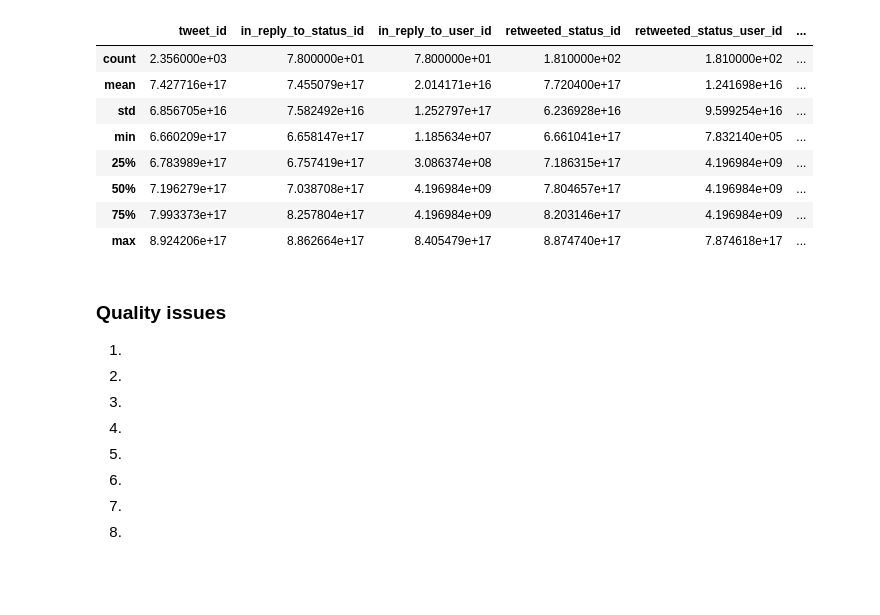
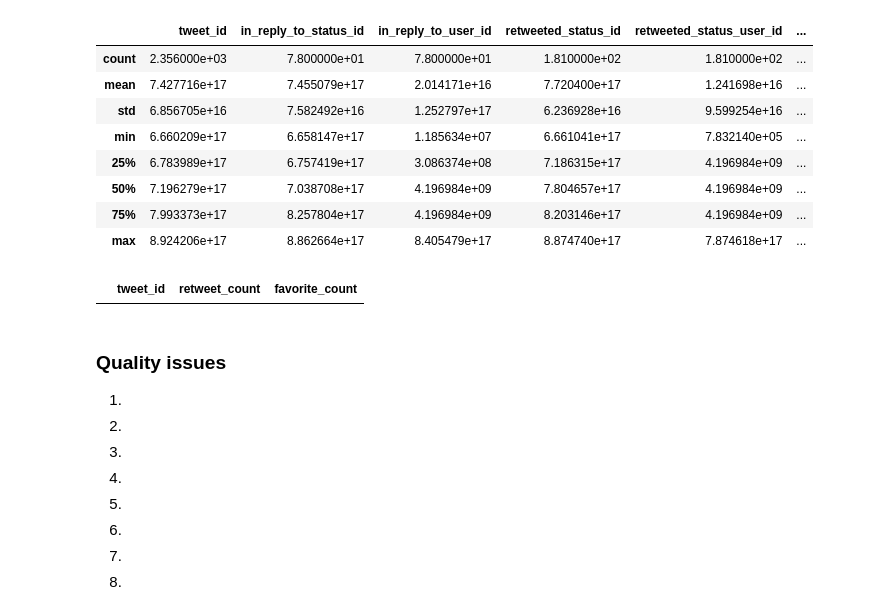
Before and after one commit to Eben-Success/Udacity_Data_Analysis_Projects, a Jupyter notebook: Project 2/wrangle_act.ipynb, the cells around one changed output. Cells and saved outputs as stored; diff of their text form; code cells hidden in the pictures; blank space fills up the shorter version.

```diff
--- a/Project 2/wrangle_act.ipynb
+++ b/Project 2/wrangle_act.ipynb
@@ -187,6 +187,10 @@ df_twitter.describe()
 | 50% | 7.196279e+17 | 7.038708e+17 | 4.196984e+09 | 7.804657e+17 | 4.196984e+09 | ... |
 | 75% | 7.993373e+17 | 8.257804e+17 | 4.196984e+09 | 8.203146e+17 | 4.196984e+09 | ... |
 | max | 8.924206e+17 | 8.862664e+17 | 8.405479e+17 | 8.874740e+17 | 7.874618e+17 | ... |
+# %%
+retweet_count_add_favorite_count.head()
+# %% [output]
+|  | tweet_id | retweet_count | favorite_count |
 # %% [markdown]
 ### Quality issues
 1.
```
